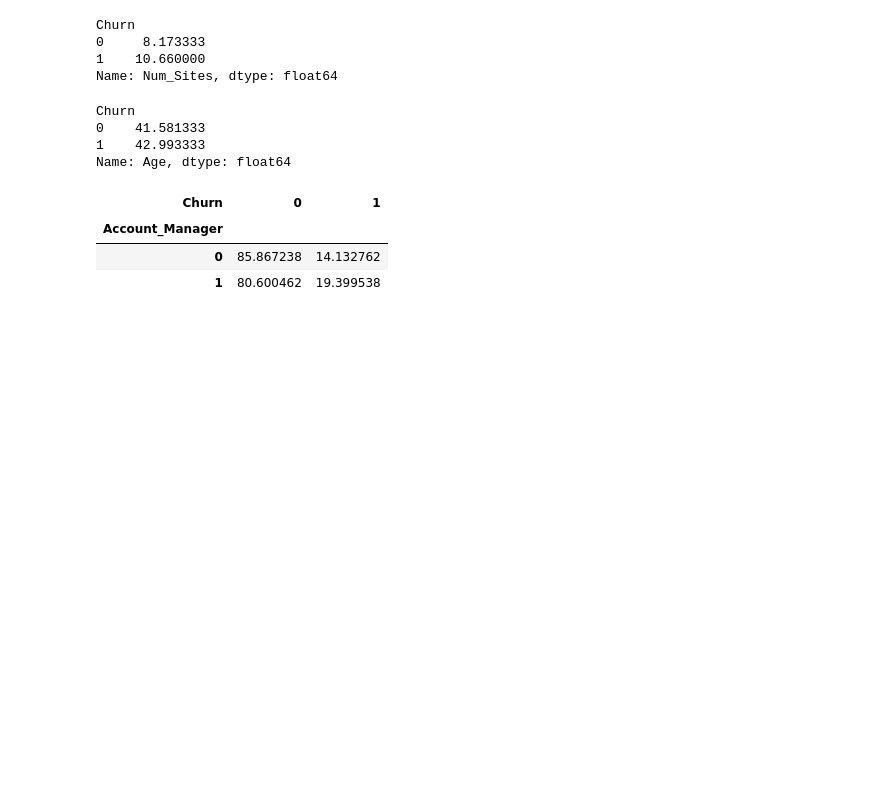
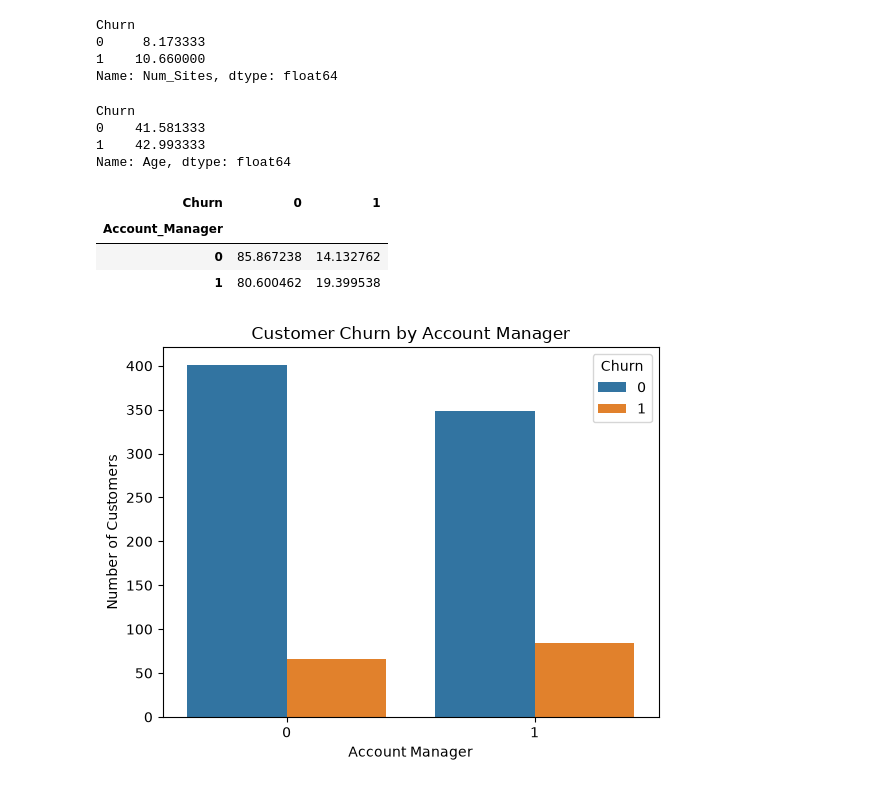
Before and after one commit to kanishkksinghh/Exploratory-Data-Anaylsis, a Jupyter notebook: notebooks/customer_churn.ipynb, the cells around one changed output. Saved outputs shown, nothing was run; the diff lists cells and outputs as text; code cells hidden in the pictures; blank space fills up the shorter version.

```diff
--- a/notebooks/customer_churn.ipynb
+++ b/notebooks/customer_churn.ipynb
@@ -187,3 +187,17 @@ pd.crosstab(
 | Account_Manager |  |  |
 | 0 | 85.867238 | 14.132762 |
 | 1 | 80.600462 | 19.399538 |
+# %%
+sns.countplot(
+    data=df,
+    x="Account_Manager",
+    hue="Churn"
+)
+
+plt.title("Customer Churn by Account Manager")
+plt.xlabel("Account Manager")
+plt.ylabel("Number of Customers")
+
+plt.show()
+# %% [output]
+[figure, added]
```
Also changed, not shown: parts of 10 cells of this notebook.
